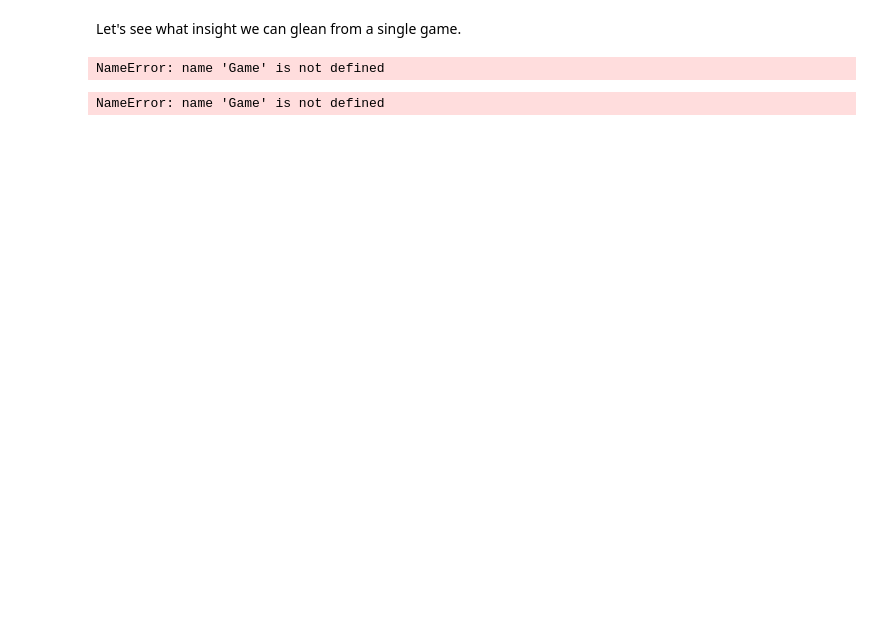
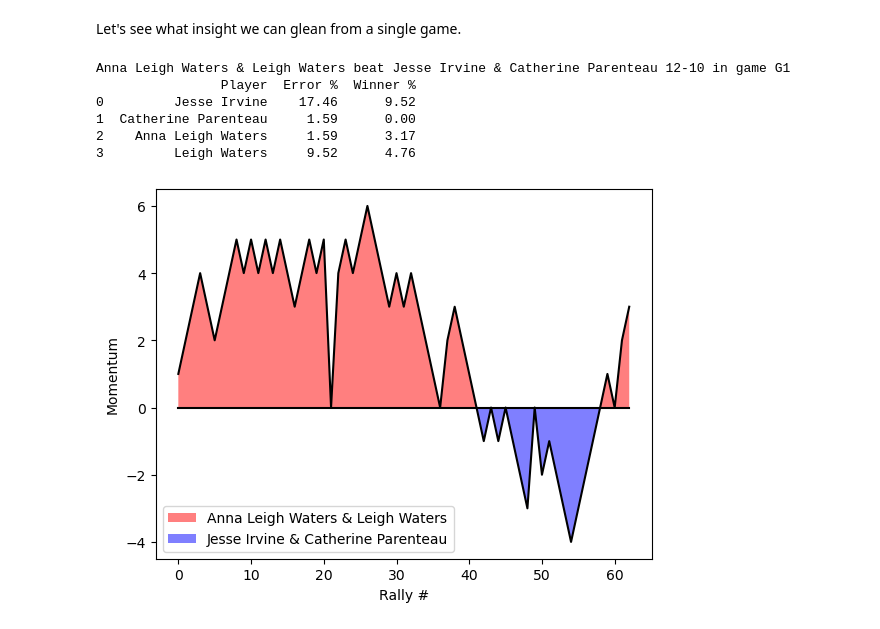
Before and after one commit to NolanSmyth/pklshop, a Jupyter notebook: examples/single_game_analysis.ipynb, the cells around one changed output. Saved outputs shown, nothing was run; the diff lists cells and outputs as text; code cells hidden in the pictures; blank space fills up the shorter version.

Commit message:
Adding single game analysis example

```diff
--- a/examples/single_game_analysis.ipynb
+++ b/examples/single_game_analysis.ipynb
@@ -14,11 +17,53 @@ from pklshop.game import *
 # %% [markdown]
 Let's see what insight we can glean from a single game.
-# %%
-Game
-# %% [output]
-NameError: name 'Game' is not defined
-# %%
-game_id_test = "G2"
-g = Game(game_id_test)
-# %% [output]
-NameError: name 'Game' is not defined
+# %%
+g = Game("G1")
+# %%
+g.summarize_game()
+# %% [output]
+Anna Leigh Waters & Leigh Waters beat Jesse Irvine & Catherine Parenteau 12-10 in game G1
+                Player  Error %  Winner %
+0         Jesse Irvine    17.46      9.52
+1  Catherine Parenteau     1.59      0.00
+2    Anna Leigh Waters     1.59      3.17
+3         Leigh Waters     9.52      4.76
+# %%
+def momentum(g: Game):
+    """
+    Returns the "momentum" for a given game. Defined as net number of rallies won.
+    """
+
+    w_team_by_rally = g.rally.sort_values(by='rally_nbr').w_team_id.values
+    net = 0
+    momentum = np.zeros(len(w_team_by_rally))
+    for i, team_id in enumerate(w_team_by_rally):
+        if team_id == g.w_team_id:
+            net += 1
+            momentum[i] = net
+        elif team_id == g.l_team_id:
+            net -= 1
+            momentum[i] = net
+        else:
+            pass
+    return momentum
+# %%
+x = np.arange(0, len(momentum(g)))
+y = momentum(g)
+
+ax = sns.lineplot(x = [x[0], x[-1]], y = [0, 0], color = 'black')
+sns.lineplot(ax = ax, x=x, y=y, color='black')
+
+ypositive=y>=0
+ynegative=y<=0
+
+ax.fill_between(x, y, where=ypositive, facecolor = 'red', alpha = 0.5, label = g.w_team_name )
+ax.fill_between(x, y, where=ynegative, facecolor = 'blue', alpha = 0.5, label = g.l_team_name )
+
+plt.xlabel('Rally #')
+plt.ylabel('Momentum')
+
+plt.legend()
+
+plt.show()
+# %% [output]
+[figure, added]
```
Also changed, not shown: parts of 1 cell of this notebook, 2 other files.
